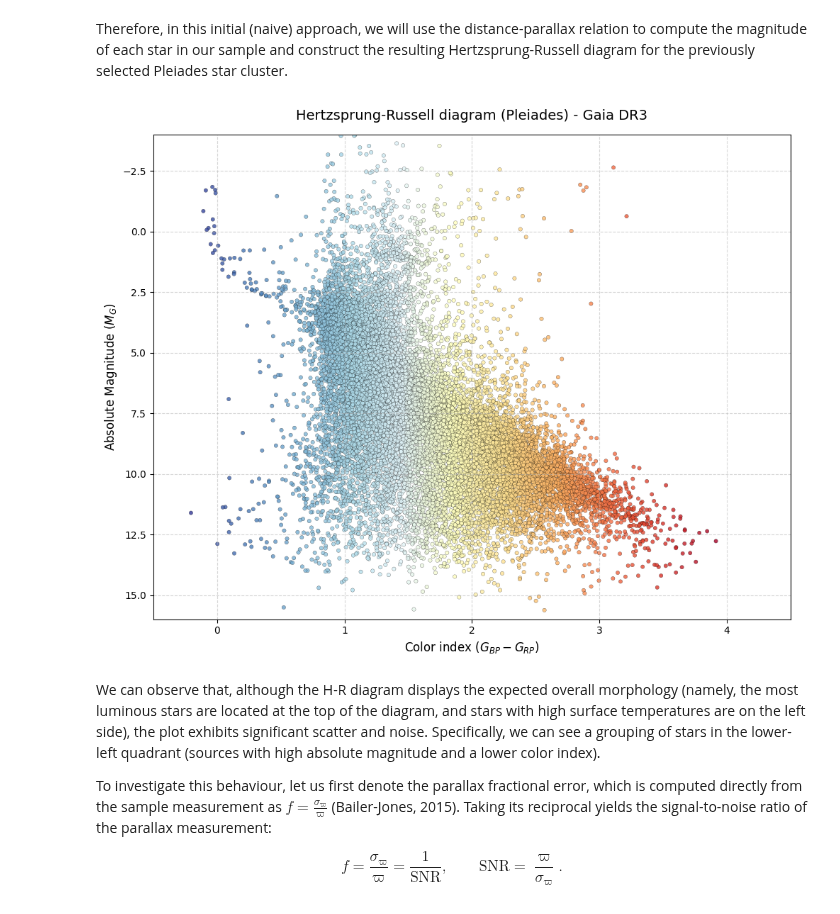
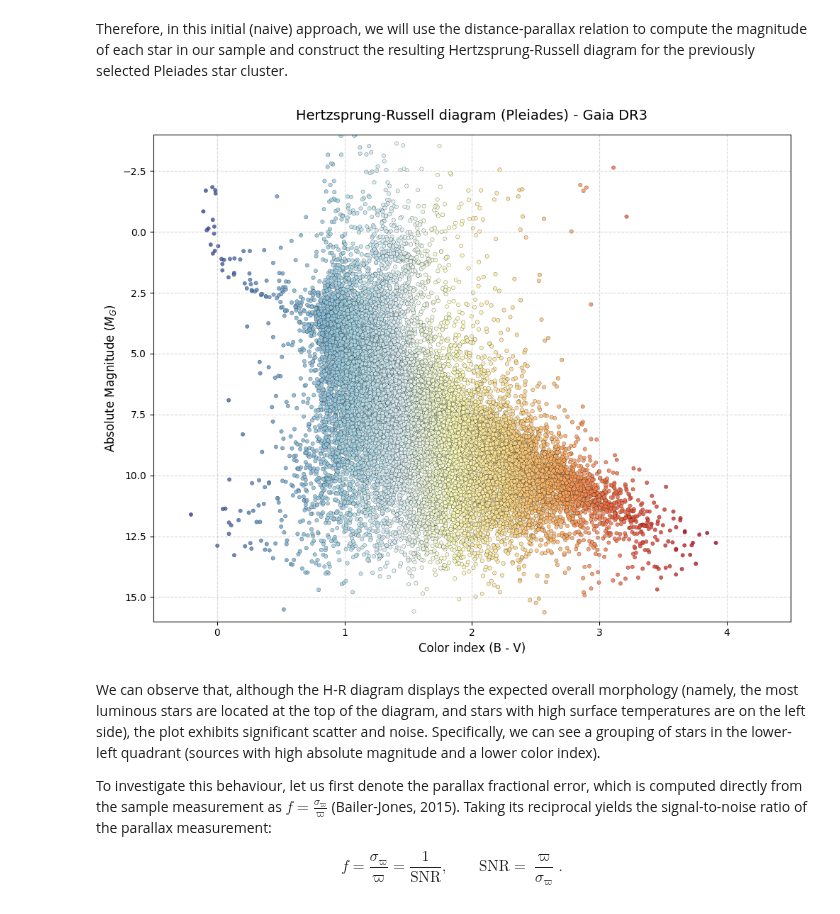
Before and after one commit to Paul0112/gaia-hr-diagram-bias, a Jupyter notebook: Notebooks/gaia_hr_diagram_bias.ipynb, the cells around one changed output. Cells and saved outputs as stored; diff of their text form; code cells hidden in the pictures.

```diff
--- a/Notebooks/gaia_hr_diagram_bias.ipynb
+++ b/Notebooks/gaia_hr_diagram_bias.ipynb
@@ -133,27 +134,27 @@ Therefore, in this initial (naive) approach, we will use the distance-parallax r
 # %%
 # Calculate the absolute g using the naive approach
 pc_distance = 1000.0 / df_gaia['parallax'] # Gaia used 'mas' instead of pc
 df_gaia['absolute_g'] = df_gaia['phot_g_mean_mag'] - 5.0 * np.log10(pc_distance) + 5.0 # Absolute and observational magnitude relation
 
 # Color idx: BP - RP
 df_gaia['bp_rp'] = df_gaia['phot_bp_mean_mag'] - df_gaia['phot_rp_mean_mag']
 
 # HR diagrama
 plt.figure(figsize=(10, 8))
 sc = plt.scatter(df_gaia['bp_rp'], df_gaia['absolute_g'], c=df_gaia['bp_rp'], cmap='RdYlBu_r',
                 s=15, edgecolor='black', linewidths=0.2, alpha=0.8)
 
 plt.gca().invert_yaxis()
 plt.title('Hertzsprung-Russell diagram (Pleiades) - Gaia DR3', fontsize=14, pad=15)
-plt.xlabel('Color index ($G_{BP} - G_{RP}$)', fontsize=12)
+plt.xlabel('Color index (B - V)', fontsize=12)
 plt.ylabel('Absolute Magnitude ($M_G$)', fontsize=12)
 plt.grid(True, linestyle='--', alpha=0.5)
 plt.xlim(-0.5, 4.5)
 plt.ylim(16, -4)
 plt.tight_layout()
 plt.show()
 # %% [output]
-[figure, old version]
+[figure, new version]
 # %% [markdown]
 
 We can observe that, although the H-R diagram displays the expected overall morphology (namely, the most luminous stars are located at the top of the diagram, and stars with high surface temperatures are on the left side), the plot exhibits significant scatter and noise. Specifically, we can see a grouping of stars in the lower-left quadrant (sources with high absolute magnitude and a lower color index).
```
Also changed, not shown: parts of 13 cells of this notebook.
